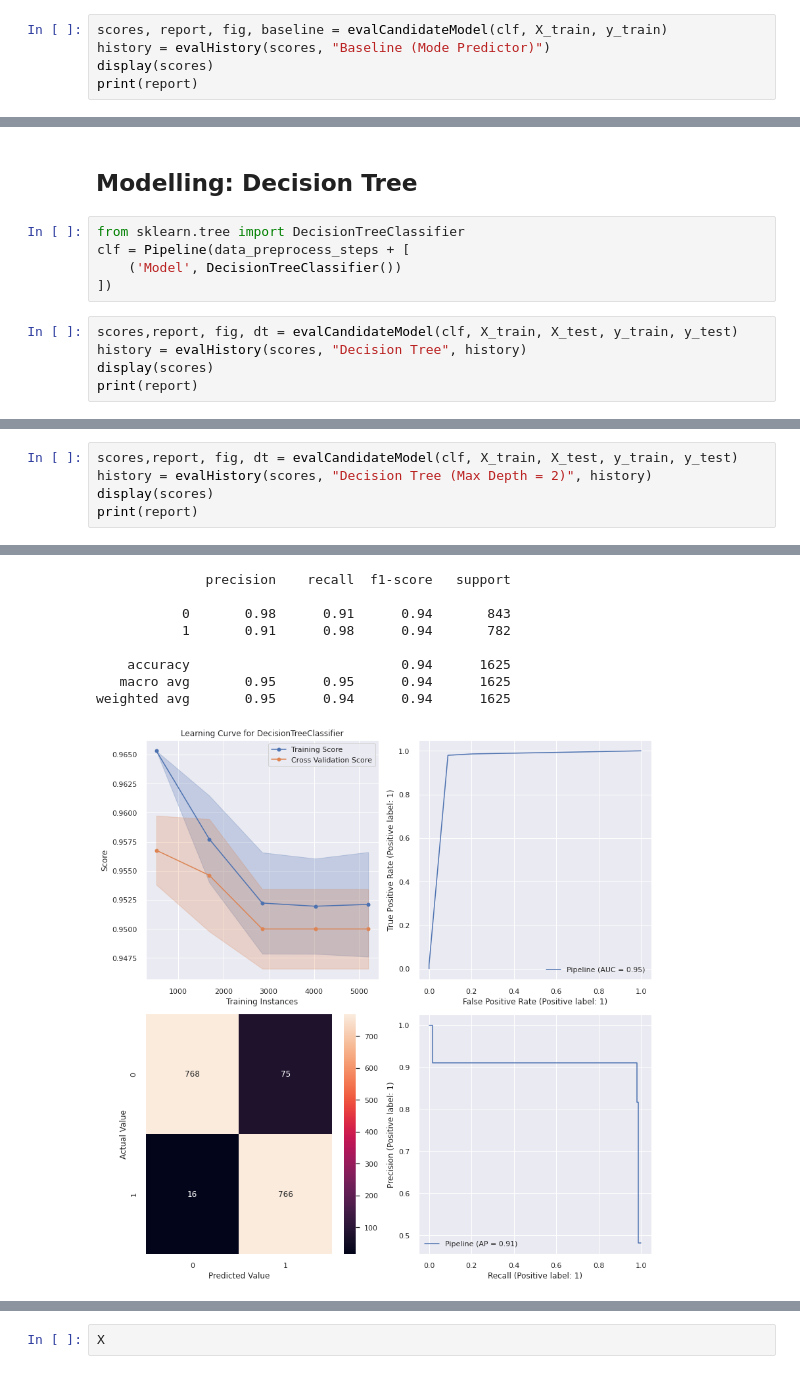
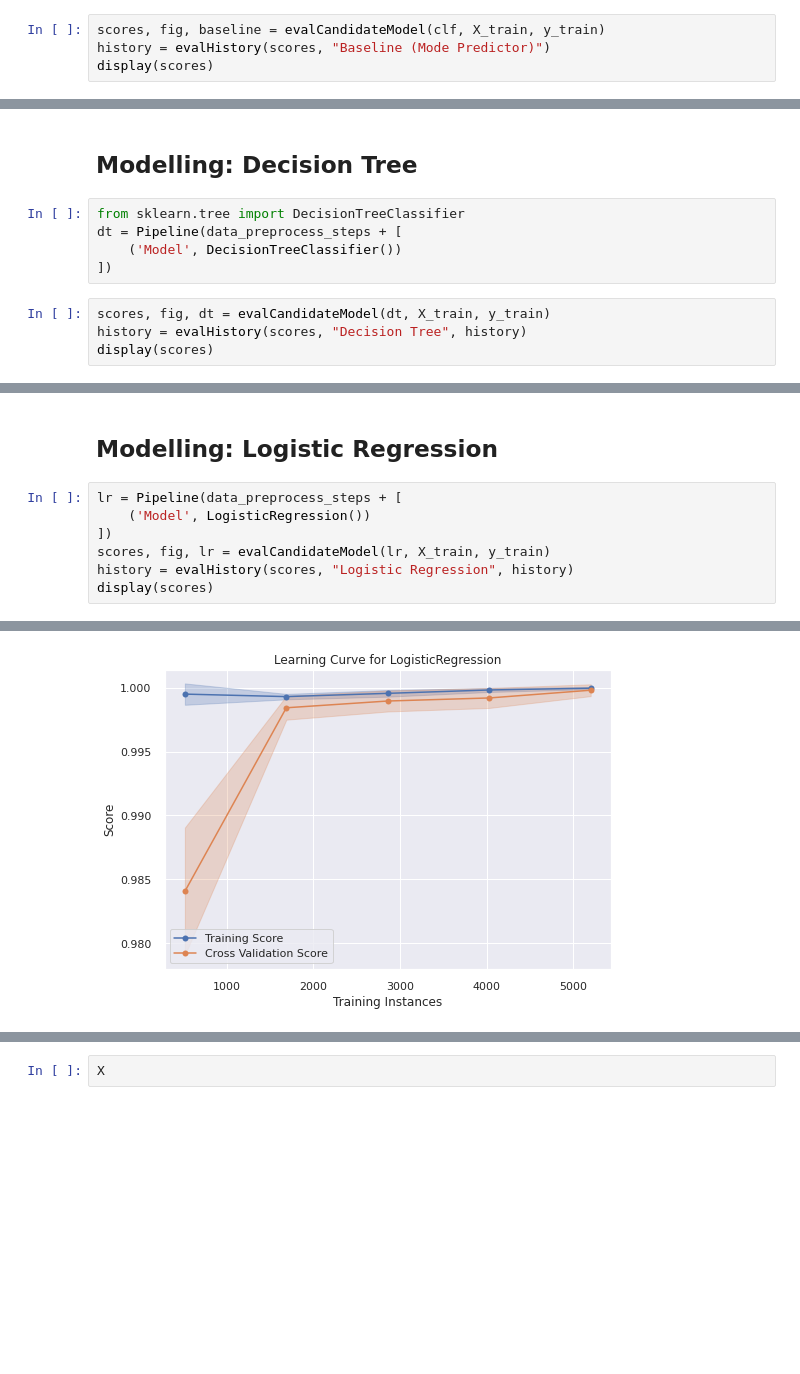
Before and after one commit to Tien-Cheng/AI-and-Machine-Learning--ST1511-, a Jupyter notebook: Assignment 1/classification/mushroom_v1.ipynb, the cells around one changed output, grey strips where cells are left out. Saved outputs shown, nothing was run; the diff lists cells and outputs as text; blank space fills up the shorter version.

```diff
--- a/Assignment 1/classification/mushroom_v1.ipynb
+++ b/Assignment 1/classification/mushroom_v1.ipynb
@@ -445,8 +469,7 @@ def evalHistory(new_score, model_name, history = None):
     history = history.append(new_score)
     return history
 # %%
-scores, report, fig, baseline = evalCandidateModel(clf, X_train, y_train)
+scores, fig, baseline = evalCandidateModel(clf, X_train, y_train)
 history = evalHistory(scores, "Baseline (Mode Predictor)")
 display(scores)
-print(report)
 # %% [output]
@@ -464,12 +488,11 @@ The baseline classifier is effectively equivalent to flipping a coin to decide i
 ## Modelling: Decision Tree
 # %%
 from sklearn.tree import DecisionTreeClassifier
-clf = Pipeline(data_preprocess_steps + [
+dt = Pipeline(data_preprocess_steps + [
     ('Model', DecisionTreeClassifier())
 ])
 # %%
-scores,report, fig, dt = evalCandidateModel(clf, X_train, X_test, y_train, y_test)
+scores, fig, dt = evalCandidateModel(dt, X_train, y_train)
 history = evalHistory(scores, "Decision Tree", history)
 display(scores)
-print(report)
 # %% [output]
@@ -509,6 +529,10 @@ clf = Pipeline(data_preprocess_steps + [
+# %% [markdown]
+## Modelling: Logistic Regression
 # %%
-scores,report, fig, dt = evalCandidateModel(clf, X_train, X_test, y_train, y_test)
-history = evalHistory(scores, "Decision Tree (Max Depth = 2)", history)
+lr = Pipeline(data_preprocess_steps + [
+    ('Model', LogisticRegression())
+])
+scores, fig, lr = evalCandidateModel(lr, X_train, y_train)
+history = evalHistory(scores, "Logistic Regression", history)
 display(scores)
-print(report)
 # %% [output]
@@ -518,9 +542 @@ print(report)
-              precision    recall  f1-score   support
-
-           0       0.98      0.91      0.94       843
-           1       0.91      0.98      0.94       782
-
-    accuracy                           0.94      1625
-   macro avg       0.95      0.95      0.94      1625
-weighted avg       0.95      0.94      0.94      1625
-[figure, old version]
+[figure, new version]
```
Also changed, not shown: parts of 37 cells of this notebook, 1 other file.
